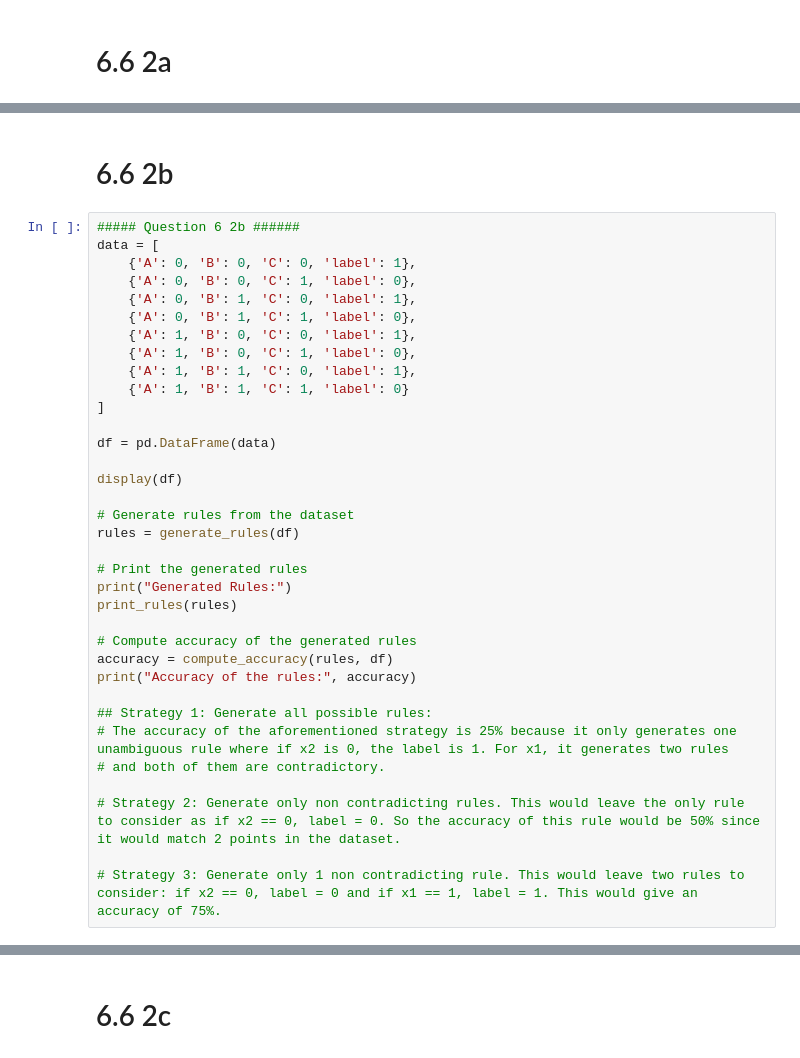
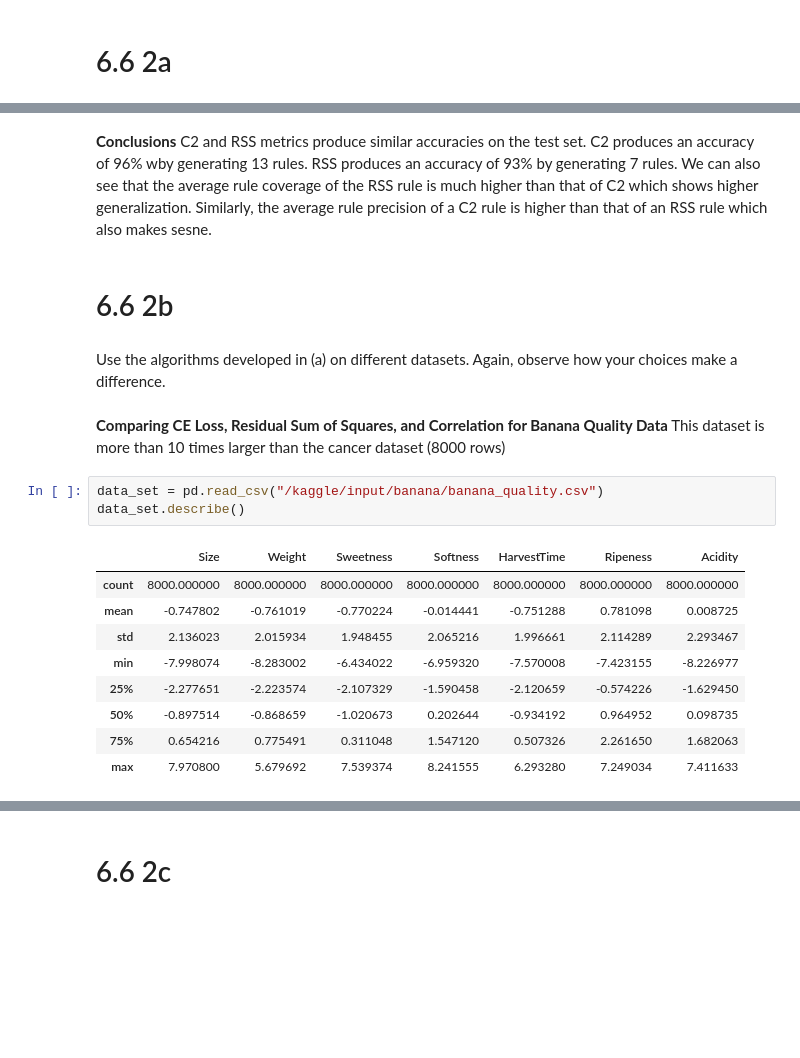
Before and after one commit to omairsalam/Experimental-Design-for-Machine-Learning, a Jupyter notebook: Midterm-CS294/Q6/cs-294-q6.ipynb, the cells around one changed output, grey strips where cells are left out. Saved outputs shown, nothing was run; the diff lists cells and outputs as text; blank space fills up the shorter version.

```diff
--- a/Midterm-CS294/Q6/cs-294-q6.ipynb
+++ b/Midterm-CS294/Q6/cs-294-q6.ipynb
@@ -204,37 +288,23 @@ print("Accuracy of the rules:", accuracy)
+# %% [markdown]
+**Conclusions**
+C2 and RSS metrics produce similar accuracies on the test set. C2 produces an accuracy of 96% wby generating 13 rules.
+RSS produces an accuracy of 93% by generating 7 rules. We can also see that the average rule coverage of the RSS rule is much higher than that of C2 which shows higher generalization. Similarly, the average rule precision of a C2 rule is higher than that of an RSS rule which also makes sesne.
 # %% [markdown]
 # 6.6 2b
-# %%
-##### Question 6 2b ######
-data = [
-    {'A': 0, 'B': 0, 'C': 0, 'label': 1},
-    {'A': 0, 'B': 0, 'C': 1, 'label': 0},
-    {'A': 0, 'B': 1, 'C': 0, 'label': 1},
-    {'A': 0, 'B': 1, 'C': 1, 'label': 0},
-    {'A': 1, 'B': 0, 'C': 0, 'label': 1},
-    {'A': 1, 'B': 0, 'C': 1, 'label': 0},
-    {'A': 1, 'B': 1, 'C': 0, 'label': 1},
-    {'A': 1, 'B': 1, 'C': 1, 'label': 0}
-]
-
-df = pd.DataFrame(data)
-
-display(df)
-
-# Generate rules from the dataset
-rules = generate_rules(df)
-
-# Print the generated rules
-print("Generated Rules:")
-print_rules(rules)
-
-# Compute accuracy of the generated rules
-accuracy = compute_accuracy(rules, df)
-print("Accuracy of the rules:", accuracy)
-
-## Strategy 1: Generate all possible rules:
-# The accuracy of the aforementioned strategy is 25% because it only generates one unambiguous rule where if x2 is 0, the label is 1. For x1, it generates two rules
-# and both of them are contradictory.
-
-# Strategy 2: Generate only non contradicting rules. This would leave the only rule to consider as if x2 == 0, label = 0. So the accuracy of this rule would be 50% since it would match 2 points in the dataset.
-
-# Strategy 3: Generate only 1 non contradicting rule. This would leave two rules to consider: if x2 == 0, label = 0 and if x1 == 1, label = 1. This would give an accuracy of 75%.
+# %% [markdown]
+Use the algorithms developed in (a) on different datasets. Again, observe how your choices make a difference.
+# %% [markdown]
+**Comparing CE Loss, Residual Sum of Squares, and Correlation for Banana Quality Data** This dataset is more than 10 times larger than the cancer dataset (8000 rows)
+# %%
+data_set = pd.read_csv("/kaggle/input/banana/banana_quality.csv")
+data_set.describe()
+# %% [output]
+|  | Size | Weight | Sweetness | Softness | HarvestTime | Ripeness | Acidity |
+| count | 8000.000000 | 8000.000000 | 8000.000000 | 8000.000000 | 8000.000000 | 8000.000000 | 8000.000000 |
+| mean | -0.747802 | -0.761019 | -0.770224 | -0.014441 | -0.751288 | 0.781098 | 0.008725 |
+| std | 2.136023 | 2.015934 | 1.948455 | 2.065216 | 1.996661 | 2.114289 | 2.293467 |
+| min | -7.998074 | -8.283002 | -6.434022 | -6.959320 | -7.570008 | -7.423155 | -8.226977 |
+| 25% | -2.277651 | -2.223574 | -2.107329 | -1.590458 | -2.120659 | -0.574226 | -1.629450 |
+| 50% | -0.897514 | -0.868659 | -1.020673 | 0.202644 | -0.934192 | 0.964952 | 0.098735 |
+| 75% | 0.654216 | 0.775491 | 0.311048 | 1.547120 | 0.507326 | 2.261650 | 1.682063 |
+| max | 7.970800 | 5.679692 | 7.539374 | 8.241555 | 6.293280 | 7.249034 | 7.411633 |
```
Also changed, not shown: parts of 30 cells of this notebook, 8 other files.
